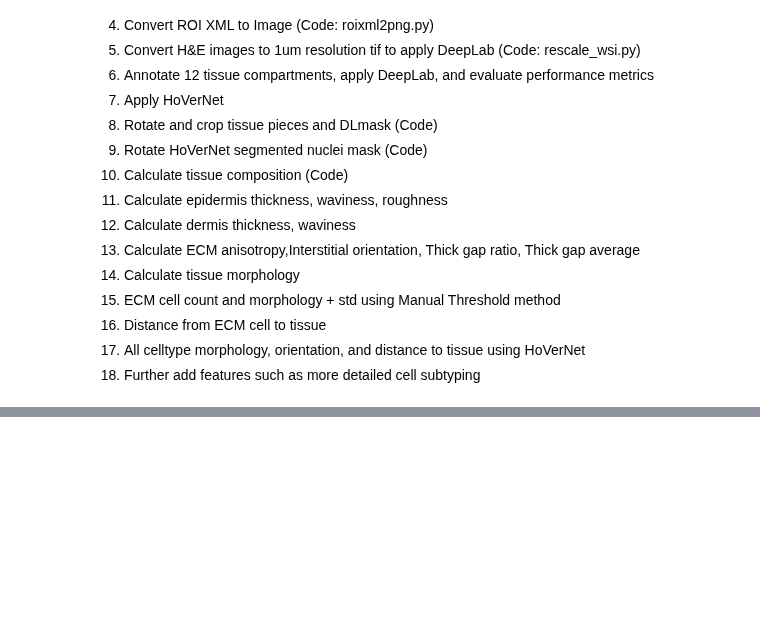
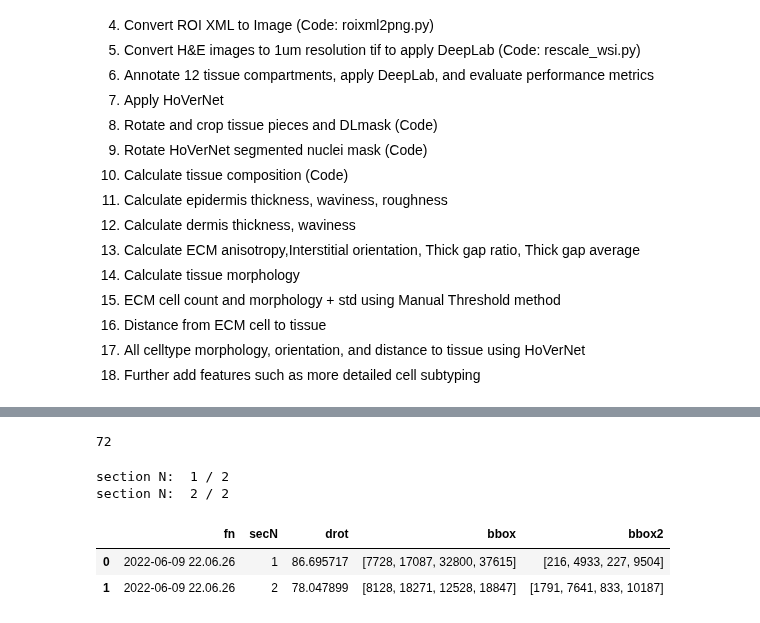
Before and after one commit to Wirtz-Lab/wsi_analysis, a Jupyter notebook: kyu/streamline/master_workflow.ipynb, the cells around one changed output, grey strips where cells are left out. Saved outputs shown, nothing was run; the diff lists cells and outputs as text; code cells hidden in the pictures; blank space fills up the shorter version.

```diff
--- a/kyu/streamline/master_workflow.ipynb
+++ b/kyu/streamline/master_workflow.ipynb
@@ -113,0 +105,38 @@ for idx,wsi in enumerate(wsis):
+# %%
+#8. Rotate and crop tissue pieces and DLmask (Code)
+#9. Rotate HoVerNet segmented nuclei mask (Code)
+
+LUTpth = r"\\fatherserverdw\kyuex\datadst\WSI_rotation_crop_LUT.xlsx"
+ClUedegrot_df = pd.read_excel(LUTpth).astype("object")
+# %%
+cntsrc = r'\\fatherserverdw\kyuex\clue images\hovernet_out\json'
+def hasjson(row):
+    fn,ext = os.path.splitext(row)
+    return os.path.exists(os.path.join(cntsrc,fn+'.json'))
+ClUedegrot_df['hasjson']=ClUedegrot_df['filename'].apply(lambda row: hasjson(row))
+# %%
+ClUedegrot_df2 = ClUedegrot_df[ClUedegrot_df['hasjson']==True]
+ClUedegrot_df2 = ClUedegrot_df2[0:1]
+# %%
+len(ClUedegrot_df2)
+# %% [output]
+72
+# %%
+cntsrc = r'\\fatherserverdw\kyuex\clue images\hovernet_out\json'
+roisrc = r'\\fatherserverdw\kyuex\clue images\annotations\roi\labeledmask_20rsf'
+wsisrc = r'\\fatherserverdw\kyuex\clue images'
+dlsrc = r'\\fatherserverdw\kyuex\clue images\1um\classification_v9_combined'
+dst = r'\\fatherserverdw\kyuex\datadst\20220929'
+
+for idx,row in ClUedegrot_df2.iterrows():
+    fn,ext = os.path.splitext(row['filename'])
+    rotationdf = align_he_dl_cnt(dst,fn,wsisrc,dlsrc,cntsrc,roisrc)
+# %% [output]
+section N:  1 / 2
+section N:  2 / 2
+# %%
+rotationdf
+# %% [output]
+|  | fn | secN | drot | bbox | bbox2 |
+| 0 | 2022-06-09 22.06.26 | 1 | 86.695717 | [7728, 17087, 32800, 37615] | [216, 4933, 227, 9504] |
+| 1 | 2022-06-09 22.06.26 | 2 | 78.047899 | [8128, 18271, 12528, 18847] | [1791, 7641, 833, 10187] |
```
Also changed, not shown: parts of 5 cells of this notebook, 5 other files.
